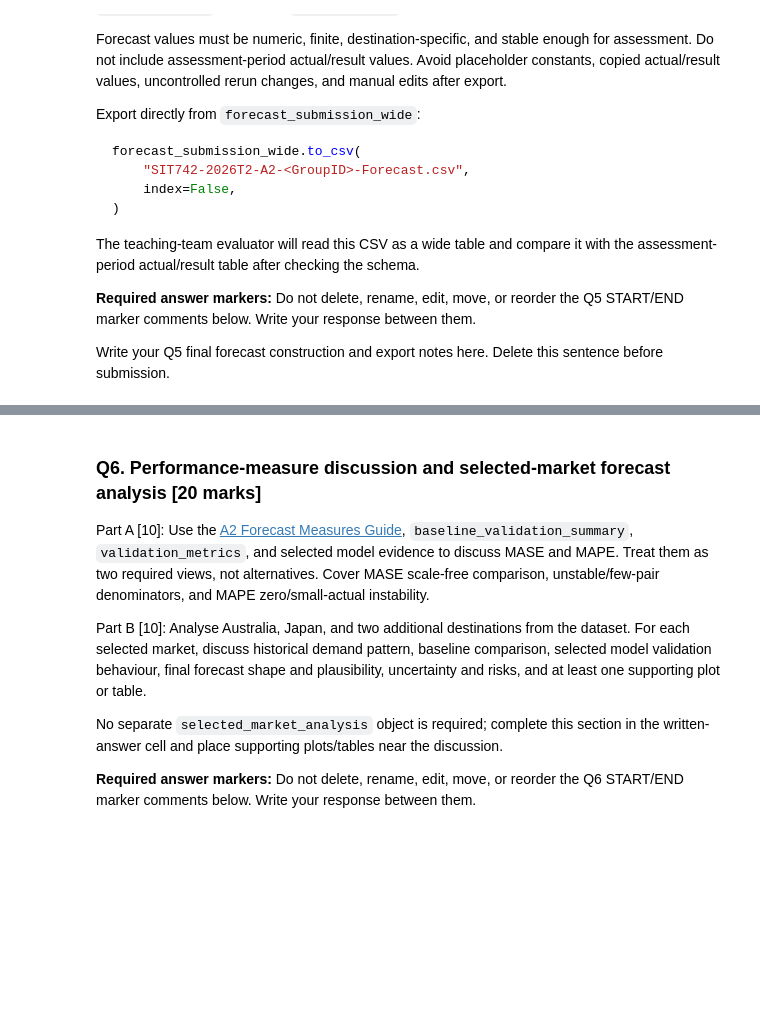
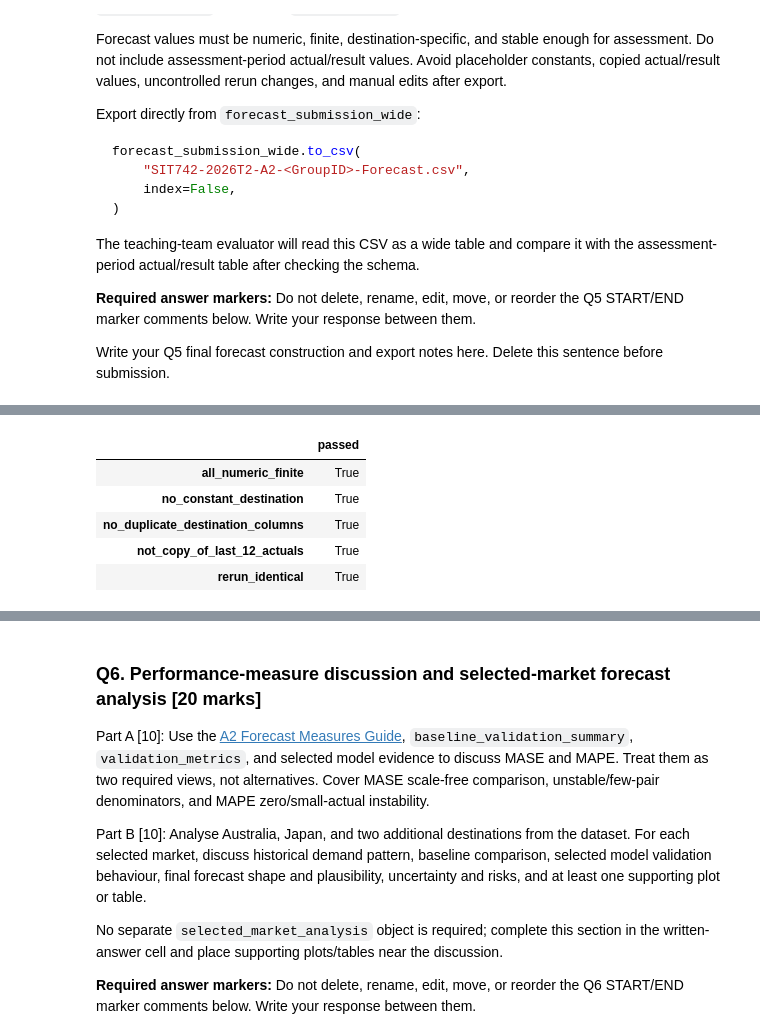
Before and after one commit to JoshHulett/SIT742-Asessment2-Group16, a Jupyter notebook: SIT742-2026T2-A2-Starter.ipynb, the cells around one changed output, grey strips where cells are left out. Cells and saved outputs as stored; diff of their text form; code cells hidden in the pictures; blank space fills up the shorter version.

```diff
--- a/SIT742-2026T2-A2-Starter.ipynb
+++ b/SIT742-2026T2-A2-Starter.ipynb
@@ -1848,6 +1848,27 @@ rerun_wide = apply_stability_guardrails(
     "2023M07",
     REQUIRED_DESTINATIONS,
 )
+# %%
+last_12_actuals = final_history[REQUIRED_DESTINATIONS].iloc[-12].to_numpy(float)
+
+forecast_stability = pd.Series({
+    "all_numeric_finite": bool(np.isfinite(final_values.to_numpy(float)).all()),
+    "no_constant_destination": bool((final_values.nunique() > 1).all()),
+    "no_duplicate_destination_columns": bool(not final_values.T.duplicated().any()),
+    "not_copy_of_last_12_actuals": bool(
+        not np.any(np.all(np.isclose(final_values.to_numpy(float), last_12_actuals), axis=0))
+    ),
+    "rerun_identical": bool(np.allclose(rerun_wide[REQUIRED_DESTINATIONS], final_values)),
+}, name="passed")
+
+forecast_stability.to_frame()
+# %% [output]
+|  | passed |
+| all_numeric_finite | True |
+| no_constant_destination | True |
+| no_duplicate_destination_columns | True |
+| not_copy_of_last_12_actuals | True |
+| rerun_identical | True |
 # %%
 # Example once forecast_submission_wide is complete:
 forecast_submission_audit = validate_forecast_actual_wide(
```
